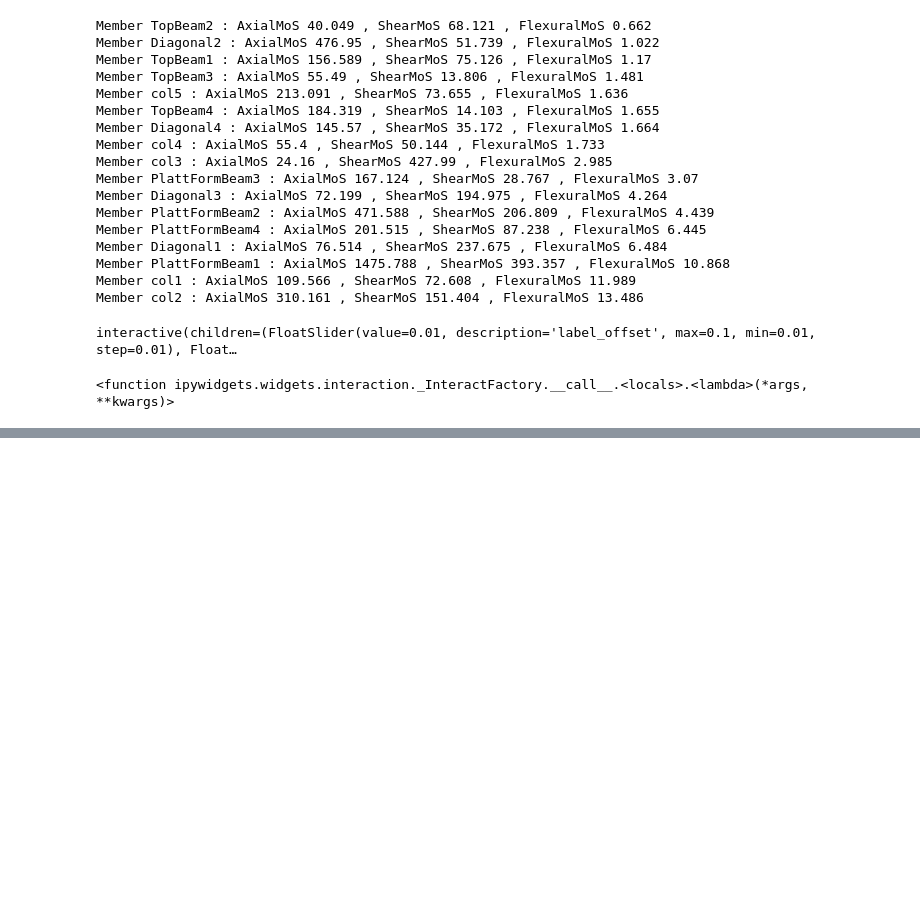
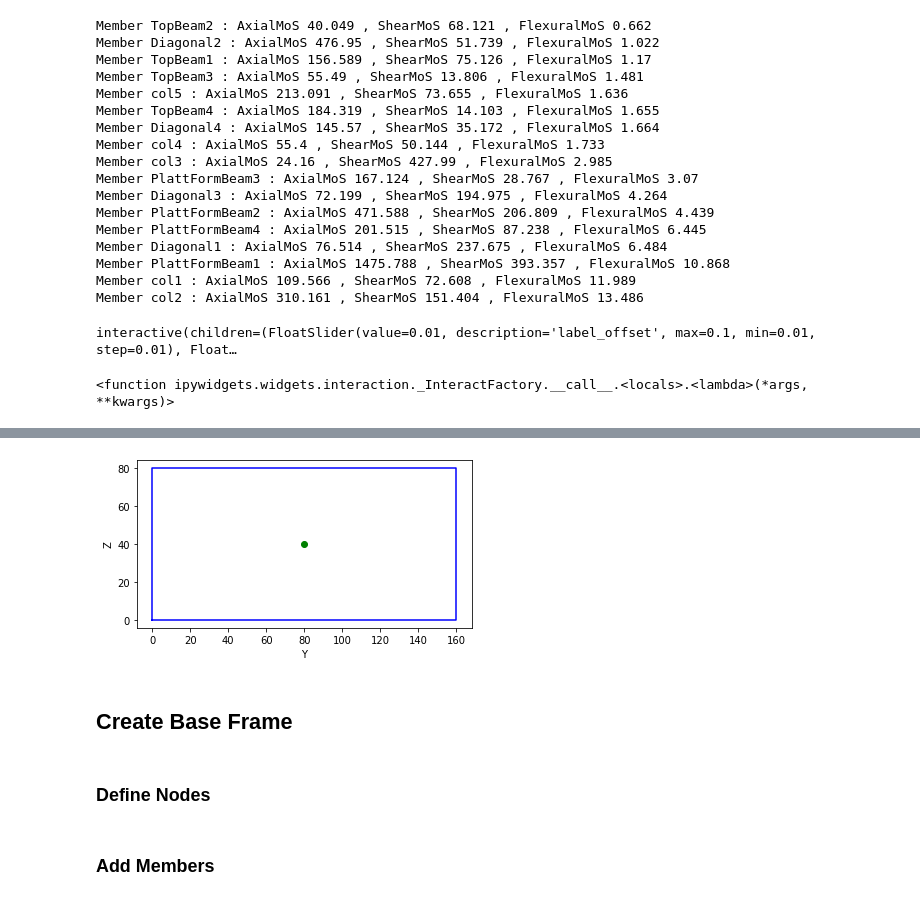
Before and after one commit to wrangelvid/pyFrame, a Jupyter notebook: Examples/ElevatingBed.ipynb, the cells around one changed output, grey strips where cells are left out. Drawn from its saved outputs; the diff is of its cells as text; code cells hidden in the pictures; blank space fills up the shorter version.

```diff
--- a/Examples/ElevatingBed.ipynb
+++ b/Examples/ElevatingBed.ipynb
@@ -209,0 +217,8 @@ Bed.addMember('4', 'B3','B4', KVH, T100100)
+# %%
+T16080.plot()
+# %% [output]
+[figure, added]
+# %% [markdown]
+## Create Base Frame
+# %% [markdown]
+### Define Nodes
@@ -209,0 +258,2 @@ Bed.addMember('4', 'B3','B4', KVH, T100100)
+# %% [markdown]
+### Add Members
```
Also changed, not shown: parts of 25 cells of this notebook, 3 other files.
